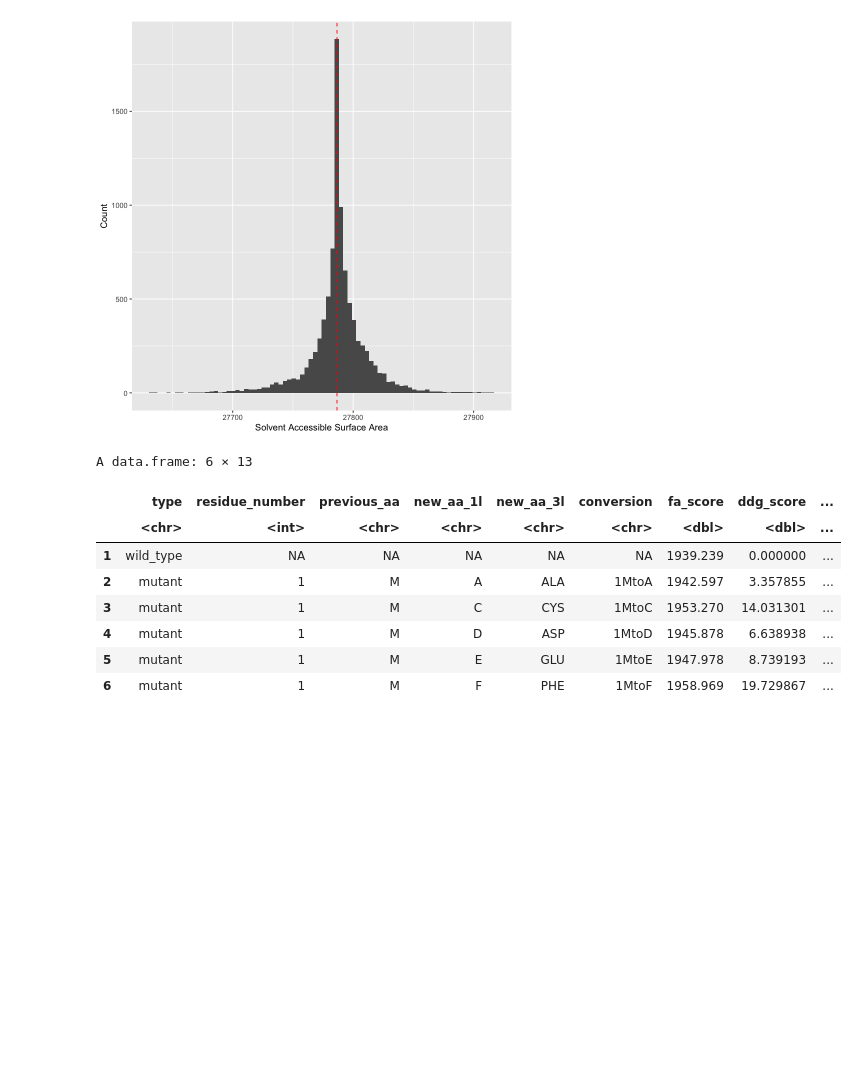
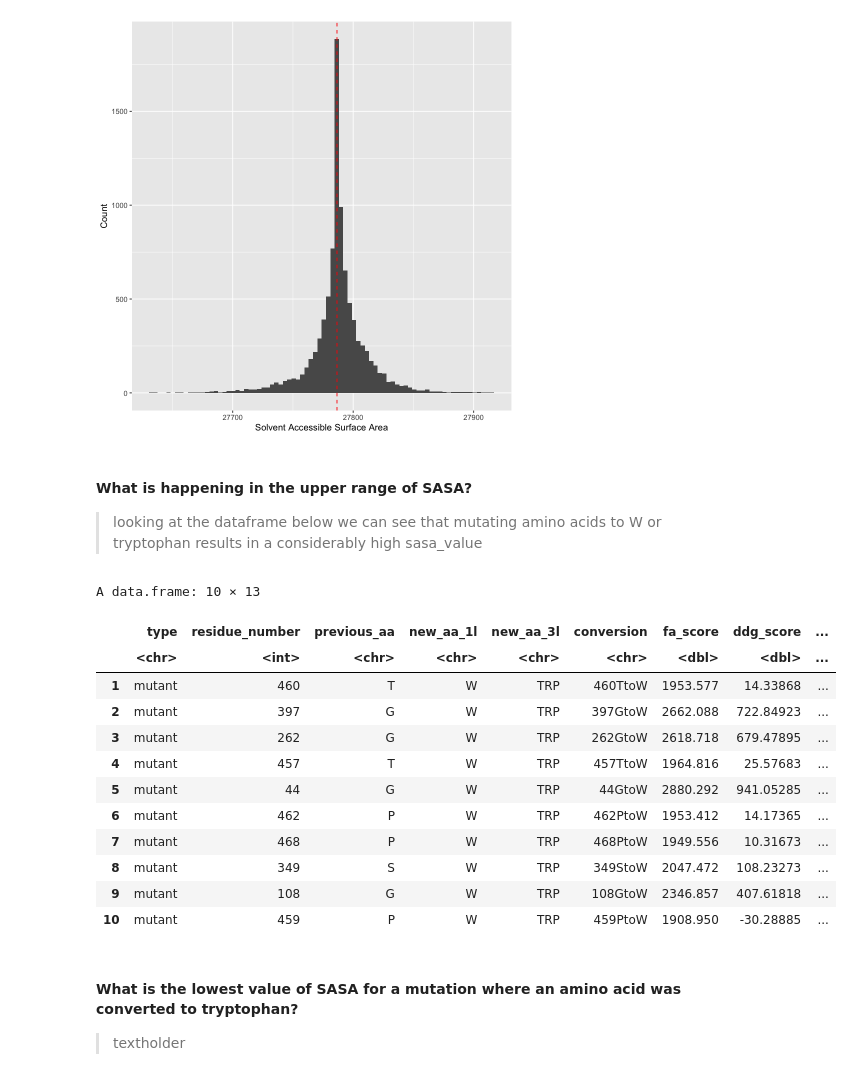
Before and after one commit to redradman/OneAAatATime, a Jupyter notebook: Analysis.ipynb, the cells around one changed output. Cells and saved outputs as stored; diff of their text form; code cells hidden in the pictures; blank space fills up the shorter version.

Commit message:
add more sasa analysis

```diff
--- a/Analysis.ipynb
+++ b/Analysis.ipynb
@@ -363,15 +363,25 @@ ggplot(data, aes(x = sasa_score)) +
   labs(x = "Solvent Accessible Surface Area", y = "Count")
 # %% [output]
 [figure]
+# %% [markdown]
+#### What is happening in the upper range of SASA?
+> looking at the dataframe below we can see that mutating amino acids to W or tryptophan results in a considerably high sasa_value
 # %%
-head(dataShort)
+dataShort |> arrange(desc(sasa_score)) |> head(n = 10)
 # %% [output]
-A data.frame: 6 × 13
+A data.frame: 10 × 13
 |  | type | residue_number | previous_aa | new_aa_1l | new_aa_3l | conversion | fa_score | ddg_score | ... |
 |  | <chr> | <int> | <chr> | <chr> | <chr> | <chr> | <dbl> | <dbl> | ... |
-| 1 | wild_type | NA | NA | NA | NA | NA | 1939.239 | 0.000000 | ... |
-| 2 | mutant | 1 | M | A | ALA | 1MtoA | 1942.597 | 3.357855 | ... |
-| 3 | mutant | 1 | M | C | CYS | 1MtoC | 1953.270 | 14.031301 | ... |
-| 4 | mutant | 1 | M | D | ASP | 1MtoD | 1945.878 | 6.638938 | ... |
-| 5 | mutant | 1 | M | E | GLU | 1MtoE | 1947.978 | 8.739193 | ... |
-| 6 | mutant | 1 | M | F | PHE | 1MtoF | 1958.969 | 19.729867 | ... |
+| 1 | mutant | 460 | T | W | TRP | 460TtoW | 1953.577 | 14.33868 | ... |
+| 2 | mutant | 397 | G | W | TRP | 397GtoW | 2662.088 | 722.84923 | ... |
+| 3 | mutant | 262 | G | W | TRP | 262GtoW | 2618.718 | 679.47895 | ... |
+| 4 | mutant | 457 | T | W | TRP | 457TtoW | 1964.816 | 25.57683 | ... |
+| 5 | mutant | 44 | G | W | TRP | 44GtoW | 2880.292 | 941.05285 | ... |
+| 6 | mutant | 462 | P | W | TRP | 462PtoW | 1953.412 | 14.17365 | ... |
+| 7 | mutant | 468 | P | W | TRP | 468PtoW | 1949.556 | 10.31673 | ... |
+| 8 | mutant | 349 | S | W | TRP | 349StoW | 2047.472 | 108.23273 | ... |
+| 9 | mutant | 108 | G | W | TRP | 108GtoW | 2346.857 | 407.61818 | ... |
+| 10 | mutant | 459 | P | W | TRP | 459PtoW | 1908.950 | -30.28885 | ... |
+# %% [markdown]
+#### What is the lowest value of SASA for a mutation where an amino acid was converted to tryptophan?
+> textholder
```
Also changed, not shown: parts of 1 cell of this notebook.
